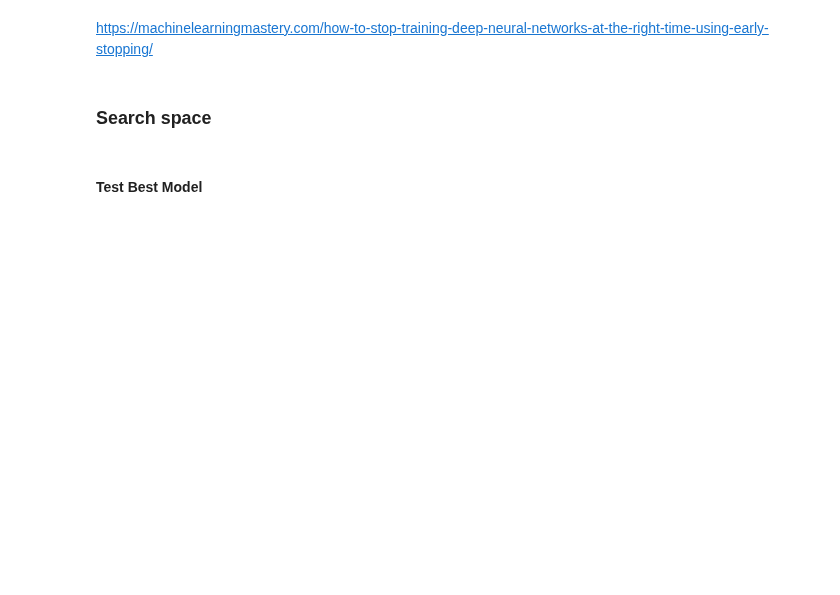
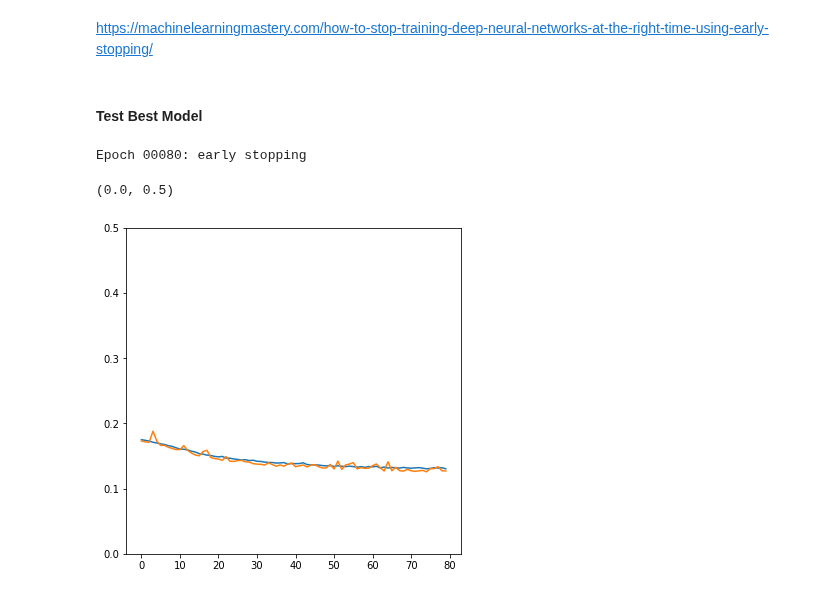
Before and after one commit to StephenTGibson/COMP527-colabNotebooks, a Jupyter notebook: COMP534-AppliedArtificialIntelligence/COMP534-CA2.ipynb, the cells around one changed output. Saved outputs shown, nothing was run; the diff lists cells and outputs as text; code cells hidden in the pictures; blank space fills up the shorter version.

```diff
--- a/COMP534-AppliedArtificialIntelligence/COMP534-CA2.ipynb
+++ b/COMP534-AppliedArtificialIntelligence/COMP534-CA2.ipynb
@@ -366,6 +478,4 @@ KerasRegressor(
 # %% [markdown]
 https://machinelearningmastery.com/how-to-stop-training-deep-neural-networks-at-the-right-time-using-early-stopping/
-# %% [markdown]
-### Search space
 # %% [markdown]
 #### Test Best Model
@@ -371,0 +484,24 @@ https://machinelearningmastery.com/how-to-stop-training-deep-neural-networks-at-
+# %%
+es = EarlyStopping(monitor='loss', mode='min', verbose=1, patience=5)
+
+historyBest = best.fit(X_trainLoss,
+                    y_trainLoss,
+                    validation_data=(X_validateLoss,
+                                     y_validateLoss),
+                    epochs=1000,
+                    batch_size=64,
+                    verbose=0,
+                        callbacks=[es]
+                   )
+# %% [output]
+Epoch 00080: early stopping
+# %%
+fig, ax =plt.subplots(figsize=(6,6))
+
+ax.plot(historyBest.history['loss'], label='train')
+ax.plot(historyBest.history['val_loss'], label='validate')
+
+ax.set_ylim([0, 0.5])
+# %% [output]
+(0.0, 0.5)
+[figure, added]
```
Also changed, not shown: parts of 45 cells of this notebook.
